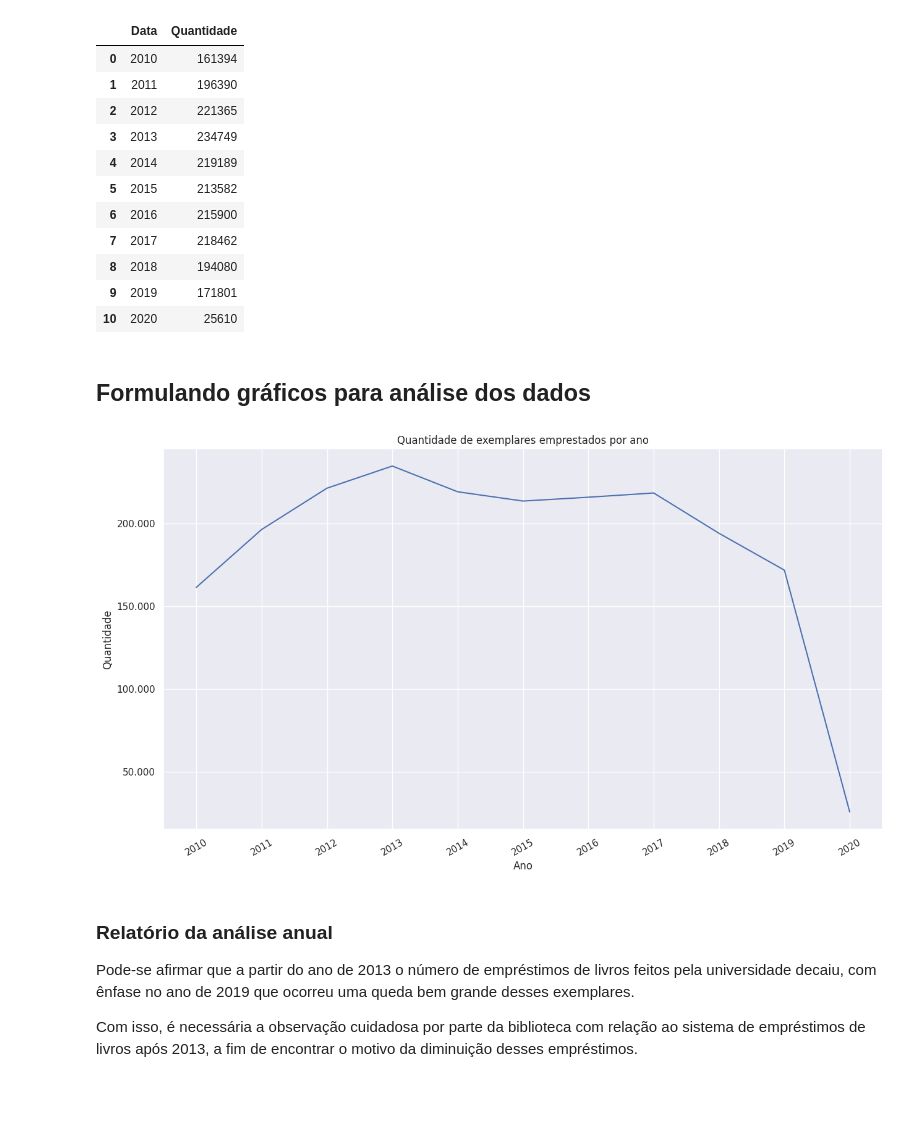
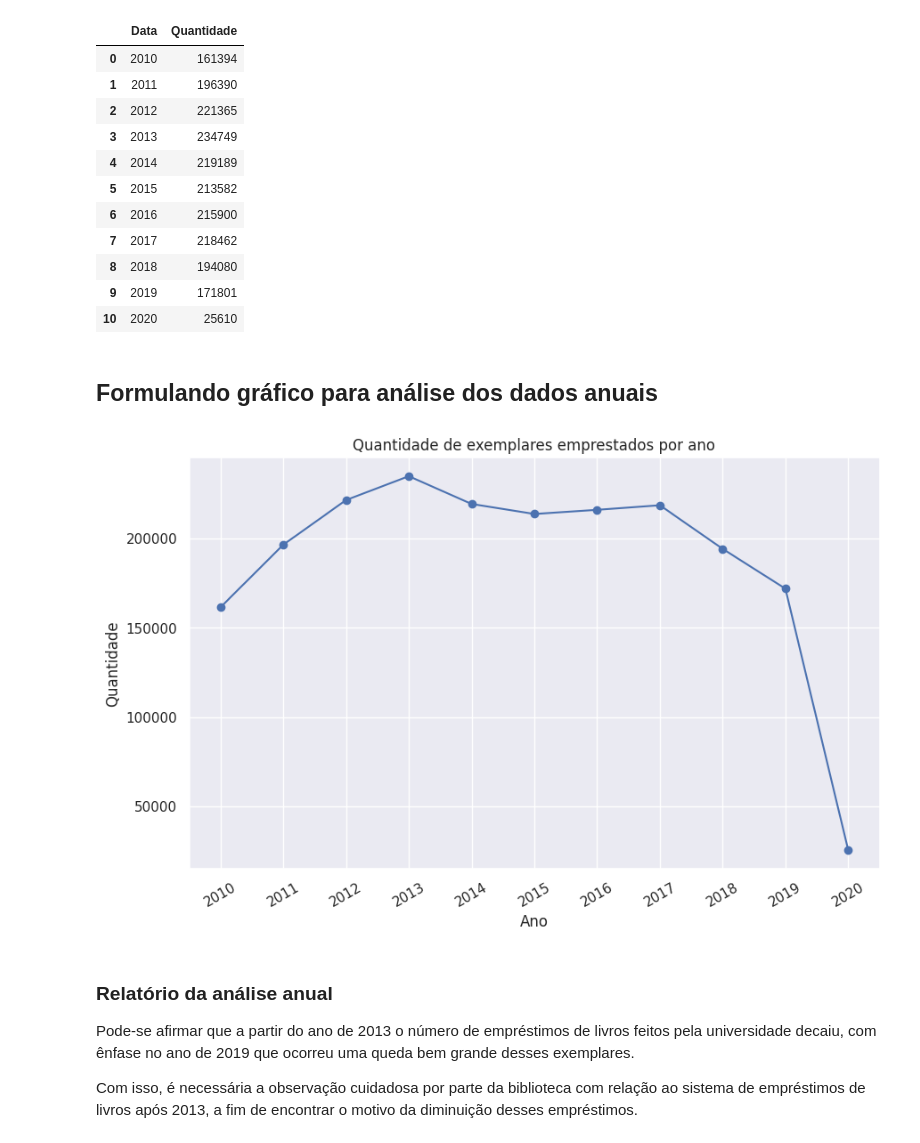
Before and after one commit to AleixoCodes/Analise-de-dados-bibliotecarios, a Jupyter notebook: Análise_de_Dados_de_Biblioteca_Universitária.ipynb, the cells around one changed output. Saved outputs shown, nothing was run; the diff lists cells and outputs as text; code cells hidden in the pictures; blank space fills up the shorter version.

```diff
--- a/Análise_de_Dados_de_Biblioteca_Universitária.ipynb
+++ b/Análise_de_Dados_de_Biblioteca_Universitária.ipynb
@@ -244,21 +248,18 @@ emprestimosPorAno
 | 9 | 2019 | 171801 |
 | 10 | 2020 | 25610 |
 # %% [markdown]
-## **Formulando gráficos para análise dos dados**
+## **Formulando gráfico para análise dos dados anuais**
-# %%
-sns.set_theme(context='notebook', style='darkgrid', palette='deep')
-
-gfc = sns.lineplot(data=emprestimosPorAno, x='Data', y='Quantidade')
-gfc.set_title('Quantidade de exemplares emprestados por ano')
-gfc.set_xlabel('Ano')
-gfc.set_ylabel('Quantidade')
-gfc.tick_params(axis='x', rotation=30)
-gfc.yaxis.set_major_formatter(ticker.FuncFormatter(lambda x, p: format(int(x), ',').replace(',', '.')))
-gfc.set_xticks(emprestimosPorAno['Data'])
-
-gfc=gfc
-# %% [output]
-[figure, removed]
+# %%
+plt.figure(figsize=(10, 6))
+plt.plot(emprestimosPorAno['Data'], emprestimosPorAno['Quantidade'], marker='o')
+plt.xlabel('Ano')
+plt.ylabel('Quantidade')
+plt.title('Quantidade de exemplares emprestados por ano')
+plt.xticks(emprestimosPorAno['Data'], rotation=30)
+plt.grid(True)
+plt.show()
+# %% [output]
+[figure, added]
 # %% [markdown]
 ### **Relatório da análise anual**
 
```
Also changed, not shown: parts of 7 cells of this notebook.
